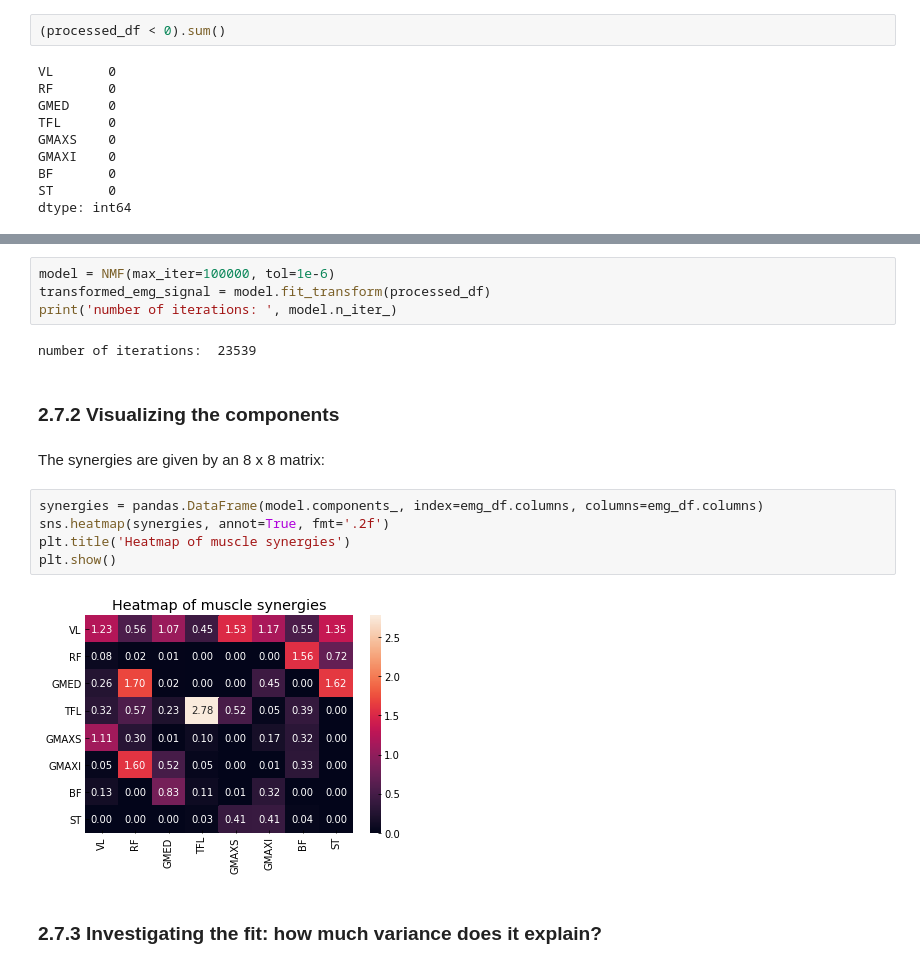
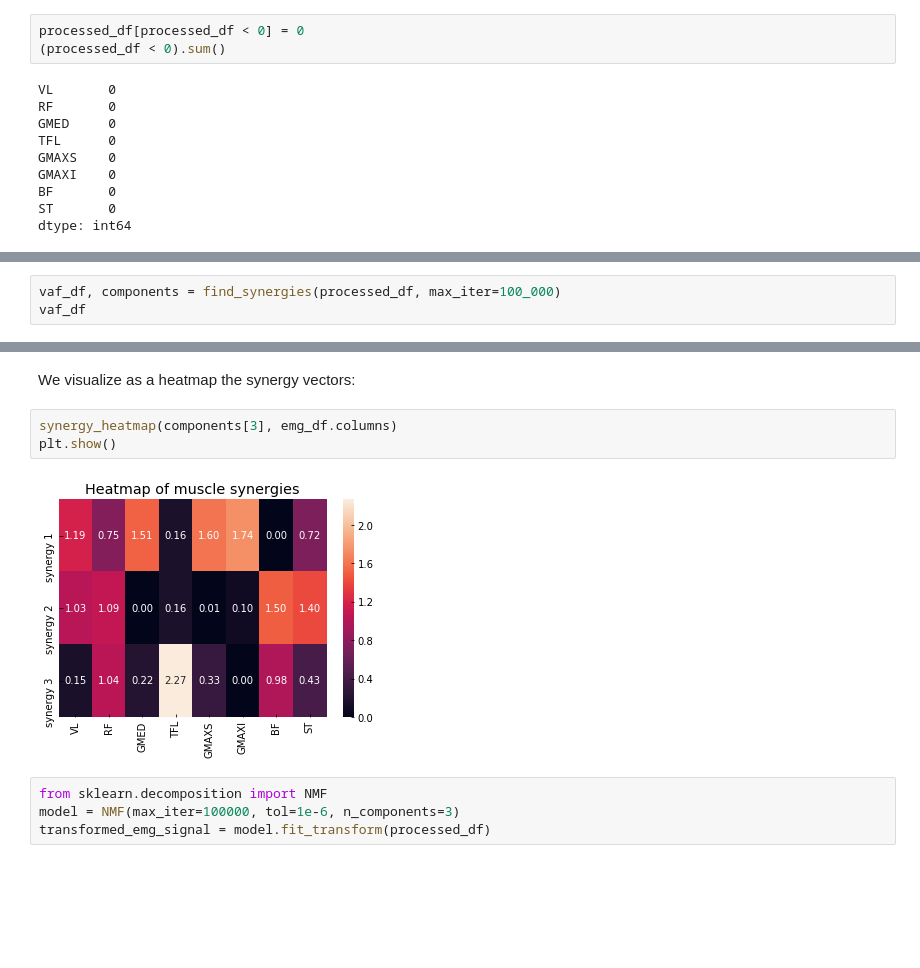
Before and after one commit to elvis-sik/muscle_synergies, a Jupyter notebook: examples/2. Extracting muscle synergies.ipynb, the cells around one changed output, grey strips where cells are left out. Cells and saved outputs as stored; diff of their text form; blank space fills up the shorter version.

```diff
--- a/examples/2. Extracting muscle synergies.ipynb
+++ b/examples/2. Extracting muscle synergies.ipynb
@@ -248,6 +178,7 @@ plot_emg_signal(processed_df, 'Time normalized signal', xlabel='normalized time'
 # %% [markdown]
 We make sure that we have no negative measurements:
 # %%
+processed_df[processed_df < 0] = 0
 (processed_df < 0).sum()
 # %% [output]
 VL       0
@@ -269,0 +223,3 @@ Begin by factoring the matrix:
+# %%
+vaf_df, components = find_synergies(processed_df, max_iter=100_000)
+vaf_df
@@ -270,19 +236,11 @@ Begin by factoring the matrix:
+# %% [markdown]
+We visualize as a heatmap the synergy vectors:
+# %%
+synergy_heatmap(components[3], emg_df.columns)
+plt.show()
+# %% [output]
+[figure, added]
 # %%
-model = NMF(max_iter=100000, tol=1e-6)
+from sklearn.decomposition import NMF
+model = NMF(max_iter=100000, tol=1e-6, n_components=3)
 transformed_emg_signal = model.fit_transform(processed_df)
-print('number of iterations: ', model.n_iter_)
-# %% [output]
-number of iterations:  23539
-# %% [markdown]
-### 2.7.2 Visualizing the components
-# %% [markdown]
-The synergies are given by an 8 x 8 matrix:
-# %%
-synergies = pandas.DataFrame(model.components_, index=emg_df.columns, columns=emg_df.columns)
-sns.heatmap(synergies, annot=True, fmt='.2f')
-plt.title('Heatmap of muscle synergies')
-plt.show()
-# %% [output]
-[figure, removed]
-# %% [markdown]
-### 2.7.3 Investigating the fit: how much variance does it explain?
```
Also changed, not shown: parts of 34 cells of this notebook, 1 other file.
